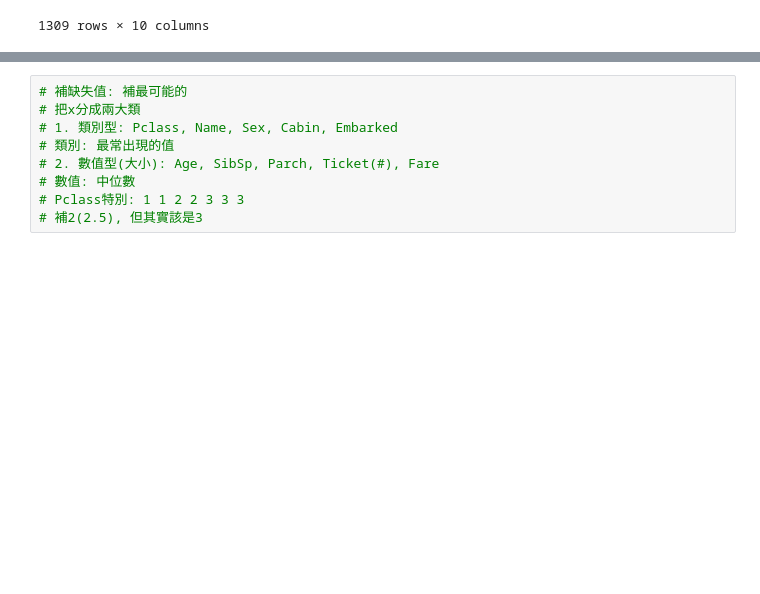
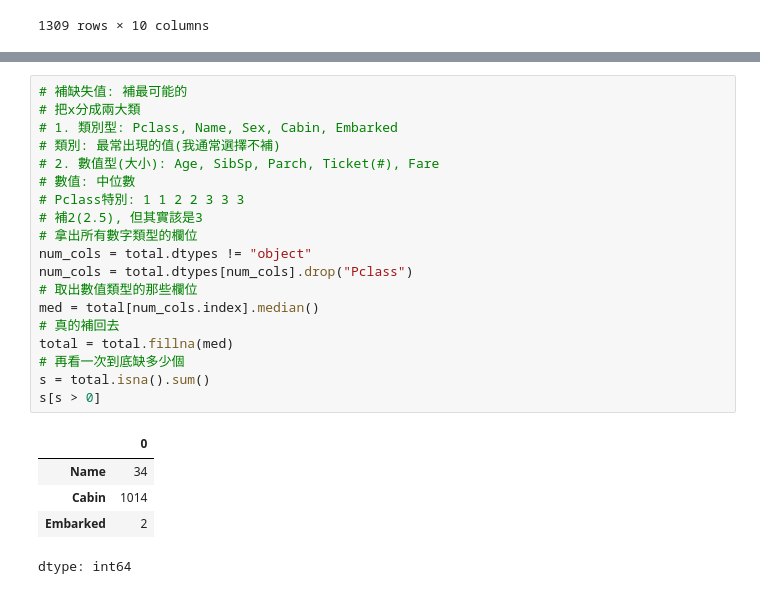
Before and after one commit to Elwing-Chou/ml0903, a Jupyter notebook: ml.ipynb, the cells around one changed output, grey strips where cells are left out. Cells and saved outputs as stored; diff of their text form; blank space fills up the shorter version.

```diff
--- a/ml.ipynb
+++ b/ml.ipynb
@@ -103,9 +111,25 @@ total
 # %%
 # 補缺失值: 補最可能的
 # 把x分成兩大類
 # 1. 類別型: Pclass, Name, Sex, Cabin, Embarked
-# 類別: 最常出現的值
+# 類別: 最常出現的值(我通常選擇不補)
 # 2. 數值型(大小): Age, SibSp, Parch, Ticket(#), Fare
 # 數值: 中位數
 # Pclass特別: 1 1 2 2 3 3 3
 # 補2(2.5), 但其實該是3
+# 拿出所有數字類型的欄位
+num_cols = total.dtypes != "object"
+num_cols = total.dtypes[num_cols].drop("Pclass")
+# 取出數值類型的那些欄位
+med = total[num_cols.index].median()
+# 真的補回去
+total = total.fillna(med)
+# 再看一次到底缺多少個
+s = total.isna().sum()
+s[s > 0]
+# %% [output]
+|  | 0 |
+| Name | 34 |
+| Cabin | 1014 |
+| Embarked | 2 |
+dtype: int64
```
Also changed, not shown: parts of 2 cells of this notebook.
